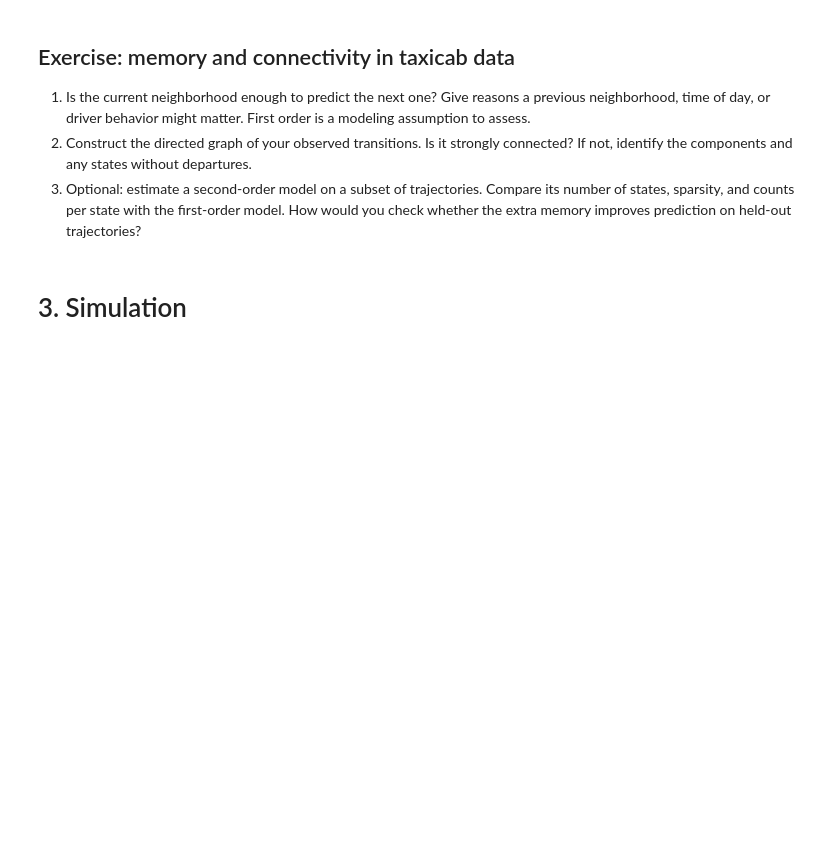
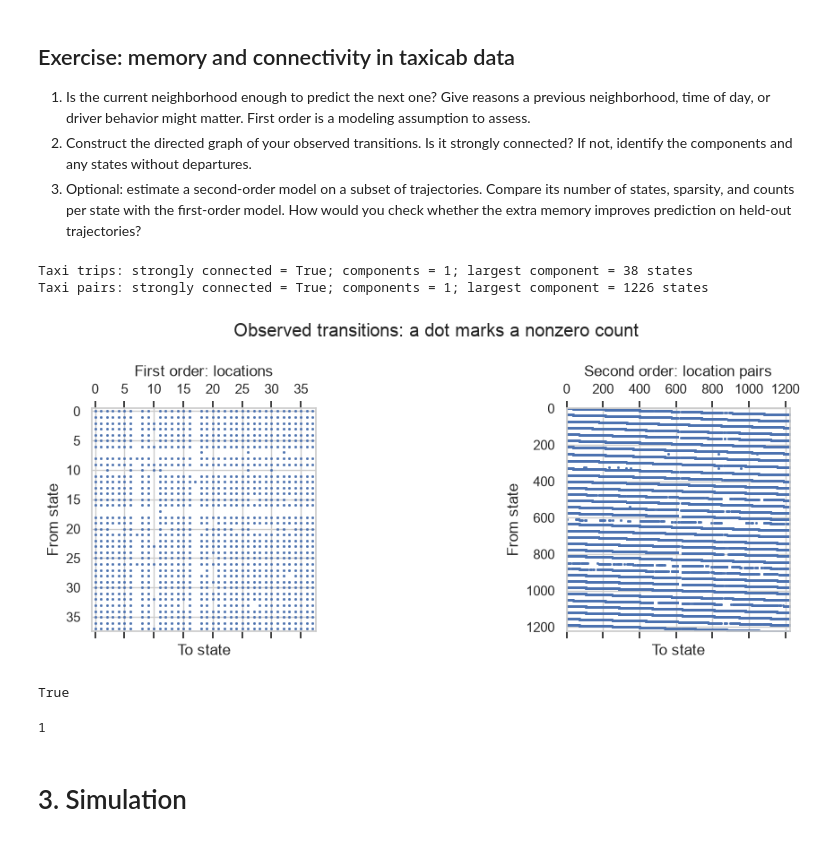
Before and after one commit to HSweazey/UU_F26_templates, a Jupyter notebook: Week10/transitions_and_simulation.ipynb, the cells around one changed output. Saved outputs shown, nothing was run; the diff lists cells and outputs as text; code cells hidden in the pictures; blank space fills up the shorter version.

```diff
--- a/Week10/transitions_and_simulation.ipynb
+++ b/Week10/transitions_and_simulation.ipynb
@@ -448,3 +448,38 @@ Bach chord pairs: strongly connected = False; components = 15; largest component
 3. Optional: estimate a second-order model on a subset of trajectories. Compare its number of states, sparsity, and counts per state with the first-order model. How would you check whether the extra memory improves prediction on held-out trajectories?
 # %%
 # Step 3: connectivity and evidence about memory here.
+# taxicab_counts = transition_counts(taxicab_sequences, taxicab_states)
+# taxicab_P = transition_probabilities(taxicab_counts)
+
+# taxicab_P_df = pd.DataFrame(taxicab_P, index=taxicab_states, columns=taxicab_states)
+## Convert to pairwise transitions
+taxicab_pair_sequences = [
+    list(
+        zip(location[:-1], location[1:]) #zip the current and previous into a single state
+    ) for location in taxicab_sequences #for each song in our sequences list
+]
+## Compute counts and probabilities for pairwise transitions
+taxicab_pair_states = sorted({pair for location in taxicab_pair_sequences for pair in location}) #get all the states
+taxicab_pair_counts = transition_counts(taxicab_pair_sequences, taxicab_pair_states)
+taxicab_pair_P = transition_probabilities(taxicab_pair_counts)
+
+for name, counts in [('Taxi trips', taxicab_counts), ('Taxi pairs', taxicab_pair_counts)]:
+    graph = nx.from_numpy_array(counts > 0, create_using=nx.DiGraph)
+    components = list(nx.strongly_connected_components(graph))
+    print(f'{name}: strongly connected = {nx.is_strongly_connected(graph)}; '
+          f'components = {len(components)}; '
+          f'largest component = {max(map(len, components))} states')
+# %% [output]
+Taxi trips: strongly connected = True; components = 1; largest component = 38 states
+Taxi pairs: strongly connected = True; components = 1; largest component = 1226 states
+# %%
+fig, axes = plt.subplots(1, 2, figsize=(11, 4))
+for ax, counts, title in zip(axes, [taxicab_counts, taxicab_pair_counts],
+                              ['First order: locations', 'Second order: location pairs']):
+    ax.spy(counts, markersize=1)
+    ax.set(title=title, xlabel='To state', ylabel='From state')
+fig.suptitle('Observed transitions: a dot marks a nonzero count')
+fig.tight_layout()
+plt.show()
+# %% [output]
+[figure, added]
@@ -450,0 +488,8 @@ Bach chord pairs: strongly connected = False; components = 15; largest component
+# %%
+nx.is_strongly_connected(graph)
+# %% [output]
+True
+# %%
+nx.number_strongly_connected_components(graph)
+# %% [output]
+1
```
Also changed, not shown: parts of 11 cells of this notebook, 1 other file.
